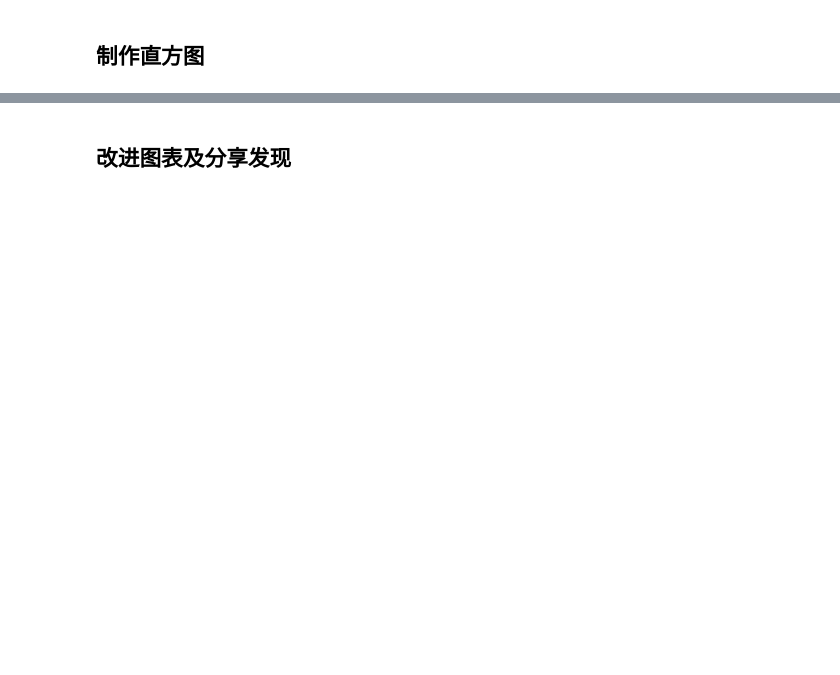
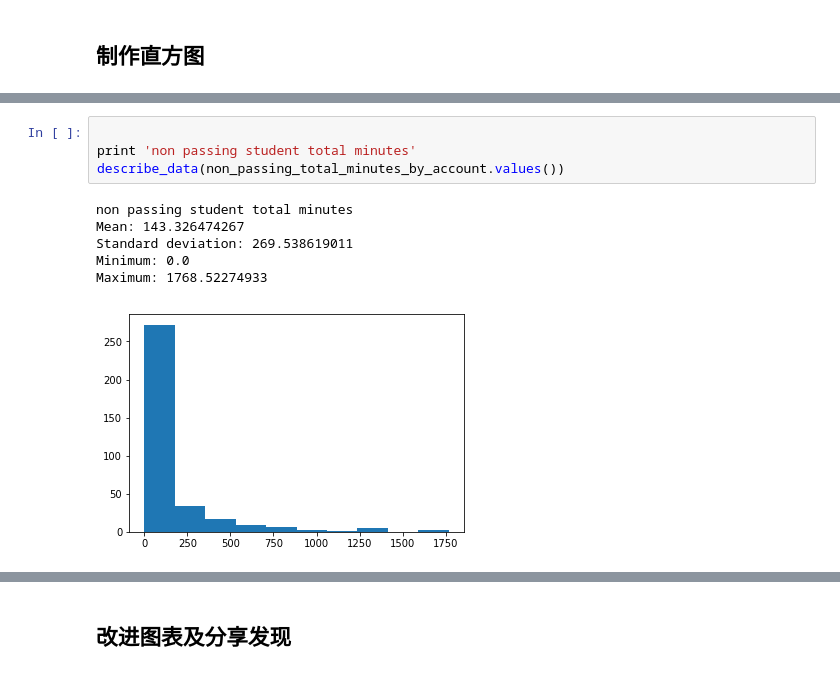
Before and after one commit to NaughtyFlame/Ud_ML, a Jupyter notebook: data_analyze/l1-starter-code-zh-cn.ipynb, the cells around one changed output, grey strips where cells are left out. Saved outputs shown, nothing was run; the diff lists cells and outputs as text; blank space fills up the shorter version.

```diff
--- a/data_analyze/l1-starter-code-zh-cn.ipynb
+++ b/data_analyze/l1-starter-code-zh-cn.ipynb
@@ -518,0 +586,11 @@ Maximum: 1768.52274933
+# %%
+
+print 'non passing student total minutes'
+describe_data(non_passing_total_minutes_by_account.values())
+# %% [output]
+non passing student total minutes
+Mean: 143.326474267
+Standard deviation: 269.538619011
+Minimum: 0.0
+Maximum: 1768.52274933
+[figure, added]
```
Also changed, not shown: parts of 13 cells of this notebook.
